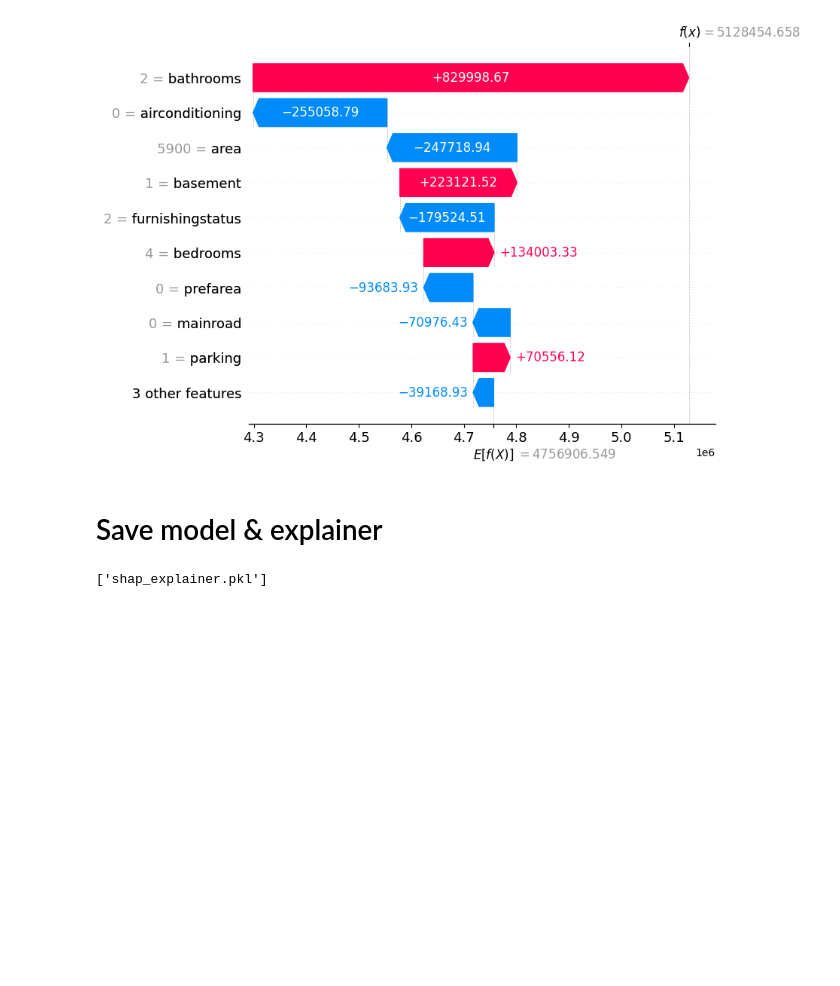
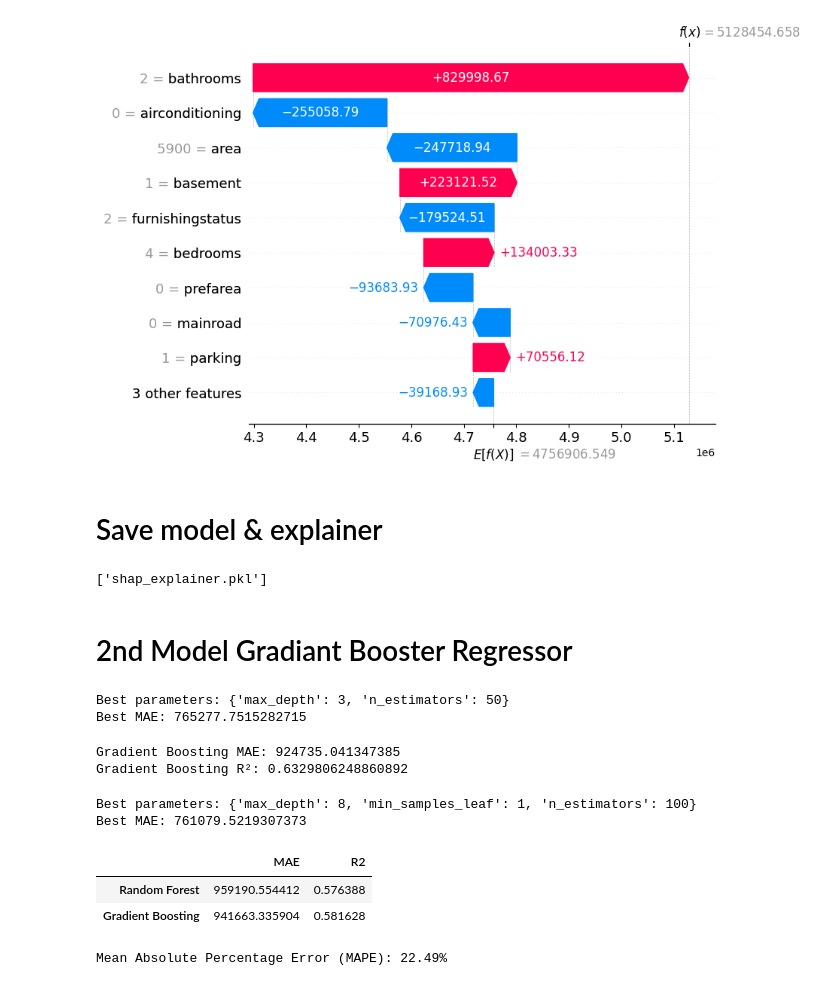
Before and after one commit to alexcega/XAI-Dashboard, a Jupyter notebook: model.ipynb, the cells around one changed output. Drawn from its saved outputs; the diff is of its cells as text; code cells hidden in the pictures; blank space fills up the shorter version.

```diff
--- a/model.ipynb
+++ b/model.ipynb
@@ -114,10 +114,11 @@ X_train.to_csv('train_features.csv')
 # %%
 ## Train a Random Forest regressor
 model = RandomForestRegressor(
-    n_estimators=100,
+    n_estimators=200,
     max_depth=8,
     random_state=42,
-    n_jobs=-1
+    n_jobs=-1,
+    max_leaf_nodes=100
 )
 model.fit(X_train, y_train)
 # %% [output]
@@ -172,3 +172,73 @@ joblib.dump(model, "house_price_rf.pkl")
 joblib.dump(explainer, "shap_explainer.pkl")
 # %% [output]
 ['shap_explainer.pkl']
+# %% [markdown]
+# 2nd Model Gradiant Booster Regressor
+# %%
+from sklearn.model_selection import GridSearchCV
+from sklearn.ensemble import GradientBoostingRegressor
+params = {
+    "n_estimators": [10,50,100, 200, 300],
+    "max_depth": [1,2,3,5,4, 6, 8, None],
+}
+
+grid = GridSearchCV(GradientBoostingRegressor(random_state=42), params, cv=3, scoring='neg_mean_absolute_error')
+grid.fit(X_train, y_train)
+print("Best parameters:", grid.best_params_)
+print("Best MAE:", -grid.best_score_)
+# %% [output]
+Best parameters: {'max_depth': 3, 'n_estimators': 50}
+Best MAE: 765277.7515282715
+# %%
+from sklearn.ensemble import GradientBoostingRegressor
+
+gbr = GradientBoostingRegressor(
+    n_estimators=150, max_depth=3, random_state=42)
+gbr.fit(X_train, y_train)
+gbr_preds = gbr.predict(X_test)
+print("Gradient Boosting MAE:", mean_absolute_error(y_test, gbr_preds))
+print("Gradient Boosting R²:", r2_score(y_test, gbr_preds))
+# %% [output]
+Gradient Boosting MAE: 924735.041347385
+Gradient Boosting R²: 0.6329806248860892
+# %%
+from sklearn.model_selection import GridSearchCV
+
+params = {
+    "n_estimators": [100, 200, 300],
+    "max_depth": [4, 6, 8, None],
+    "min_samples_leaf": [1, 3, 5]
+}
+
+grid = GridSearchCV(RandomForestRegressor(random_state=42), params, cv=3, scoring='neg_mean_absolute_error')
+grid.fit(X_train, y_train)
+print("Best parameters:", grid.best_params_)
+print("Best MAE:", -grid.best_score_)
+# %% [output]
+Best parameters: {'max_depth': 8, 'min_samples_leaf': 1, 'n_estimators': 100}
+Best MAE: 761079.5219307373
+# %%
+results = {}
+for name, model in [
+    ("Random Forest", RandomForestRegressor(n_estimators=100, max_depth=8, random_state=42)),
+    # ("Linear Regression", LinearRegression()),
+    ("Gradient Boosting", GradientBoostingRegressor(n_estimators=100, max_depth=4, random_state=42))
+    # ("Lasso", Lasso(alpha=0.1))
+]:
+    model.fit(X_train, y_train)
+    preds = model.predict(X_test)
+    mae = mean_absolute_error(y_test, preds)
+    r2 = r2_score(y_test, preds)
+    results[name] = {"MAE": mae, "R2": r2}
+
+import pandas as pd
+pd.DataFrame(results).T
+# %% [output]
+|  | MAE | R2 |
+| Random Forest | 959190.554412 | 0.576388 |
+| Gradient Boosting | 941663.335904 | 0.581628 |
+# %%
+mape = np.mean(np.abs((y_test - preds) / y_test)) * 100
+print(f"Mean Absolute Percentage Error (MAPE): {mape:.2f}%")
+# %% [output]
+Mean Absolute Percentage Error (MAPE): 22.49%
```
Also changed, not shown: parts of 3 cells of this notebook, 14 other files.
